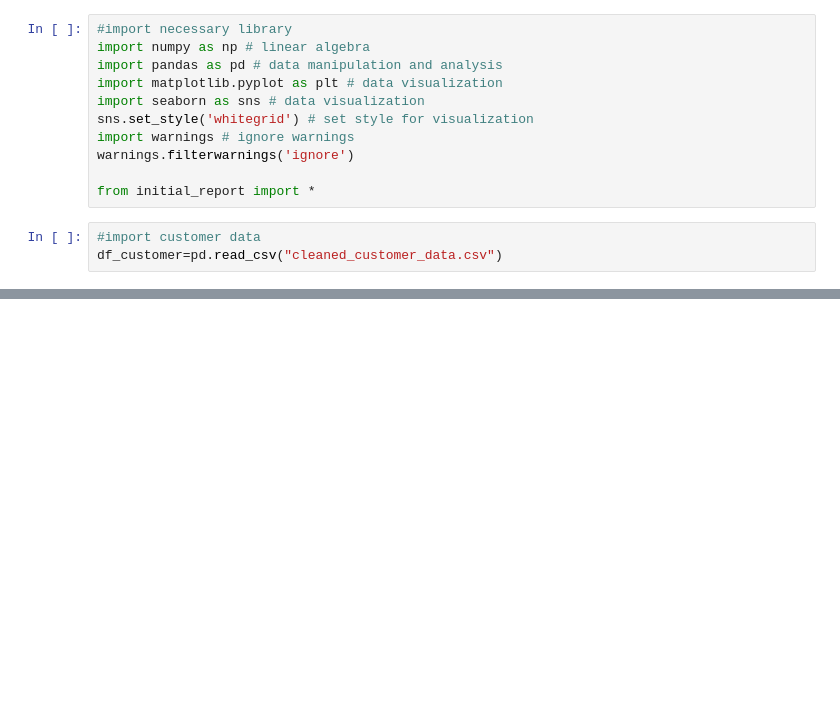
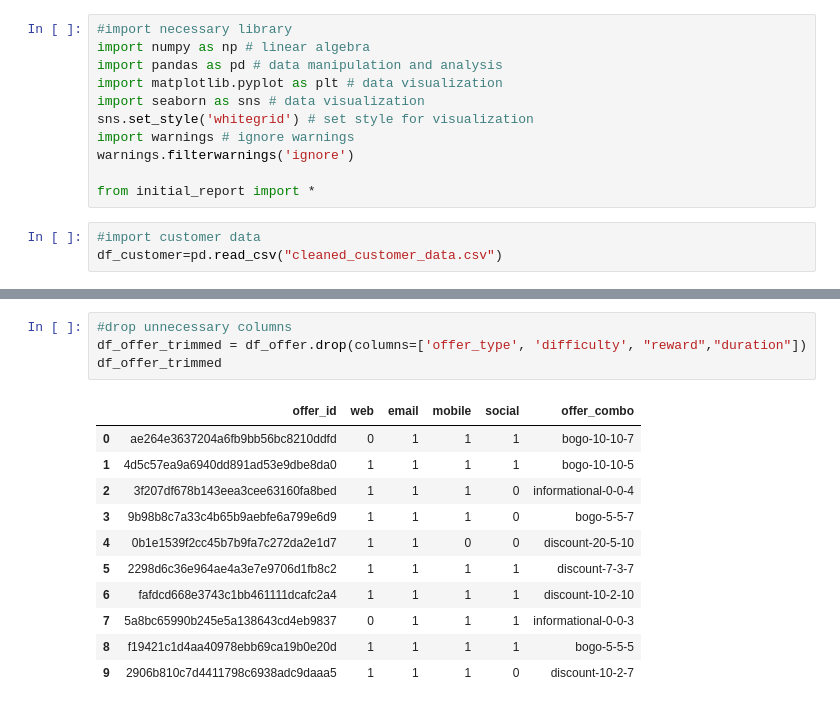
Before and after one commit to irfanzim/Python-Maven-Rewards-Challenge, a Jupyter notebook: final_analysis.ipynb, the cells around one changed output, grey strips where cells are left out. Drawn from its saved outputs; the diff is of its cells as text; blank space fills up the shorter version.

```diff
--- a/final_analysis.ipynb
+++ b/final_analysis.ipynb
@@ -204,0 +170,16 @@ df_full.sample(5)
+# %%
+#drop unnecessary columns
+df_offer_trimmed = df_offer.drop(columns=['offer_type', 'difficulty', "reward","duration"])
+df_offer_trimmed
+# %% [output]
+|  | offer_id | web | email | mobile | social | offer_combo |
+| 0 | ae264e3637204a6fb9bb56bc8210ddfd | 0 | 1 | 1 | 1 | bogo-10-10-7 |
+| 1 | 4d5c57ea9a6940dd891ad53e9dbe8da0 | 1 | 1 | 1 | 1 | bogo-10-10-5 |
+| 2 | 3f207df678b143eea3cee63160fa8bed | 1 | 1 | 1 | 0 | informational-0-0-4 |
+| 3 | 9b98b8c7a33c4b65b9aebfe6a799e6d9 | 1 | 1 | 1 | 0 | bogo-5-5-7 |
+| 4 | 0b1e1539f2cc45b7b9fa7c272da2e1d7 | 1 | 1 | 0 | 0 | discount-20-5-10 |
+| 5 | 2298d6c36e964ae4a3e7e9706d1fb8c2 | 1 | 1 | 1 | 1 | discount-7-3-7 |
+| 6 | fafdcd668e3743c1bb461111dcafc2a4 | 1 | 1 | 1 | 1 | discount-10-2-10 |
+| 7 | 5a8bc65990b245e5a138643cd4eb9837 | 0 | 1 | 1 | 1 | informational-0-0-3 |
+| 8 | f19421c1d4aa40978ebb69ca19b0e20d | 1 | 1 | 1 | 1 | bogo-5-5-5 |
+| 9 | 2906b810c7d4411798c6938adc9daaa5 | 1 | 1 | 1 | 0 | discount-10-2-7 |
```
Also changed, not shown: parts of 59 cells of this notebook, 1 other file.
